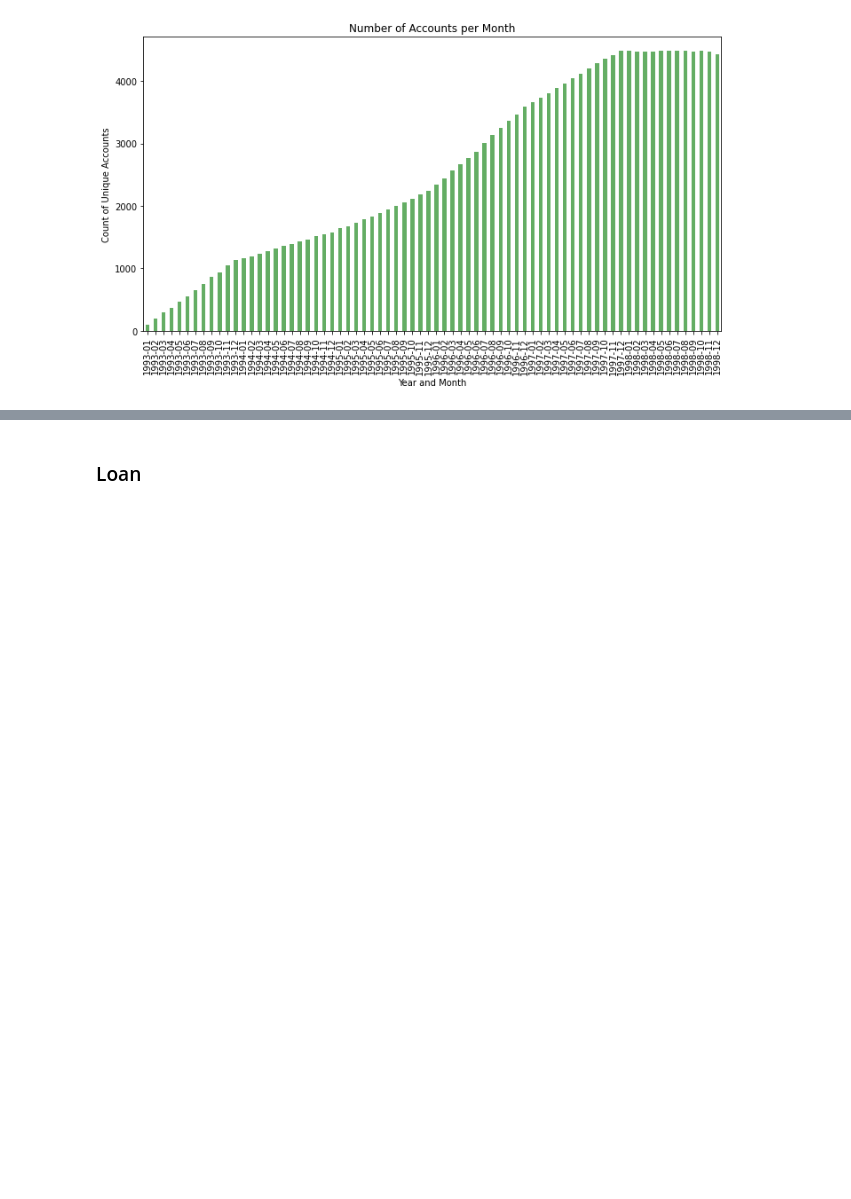
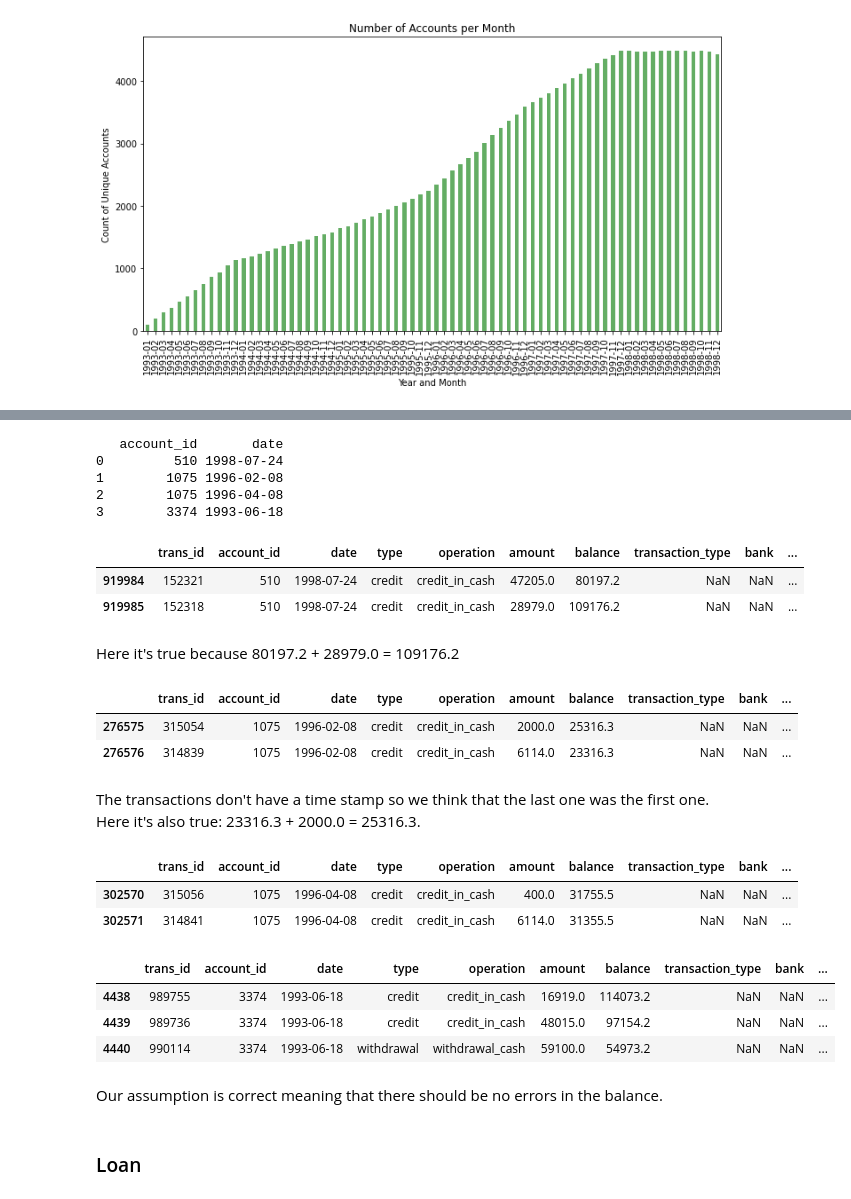
Before and after one commit to NikodemWojtczak/FHNW_AML, a Jupyter notebook: Niko_notebook.ipynb, the cells around one changed output, grey strips where cells are left out. Saved outputs shown, nothing was run; the diff lists cells and outputs as text; code cells hidden in the pictures; blank space fills up the shorter version.

```diff
--- a/Niko_notebook.ipynb
+++ b/Niko_notebook.ipynb
@@ -484,3 +492,65 @@ plt.show()
+# %%
+# Code for choosing 4 random clients
+np.random.seed(42)
+random_clients = np.random.choice(trans['account_id'].unique(), 10, replace=False)
+filtered_results = []
+
+for one_client in random_clients:
+    client_data = trans[(trans['account_id'] == one_client) & (trans['operation'] == 'credit_in_cash')]
+
+    if client_data.empty:
+        continue
+
+    date_counts = client_data.groupby('date').size()
+
+    valid_dates = date_counts[(date_counts >= 2) & (date_counts <= 4)].index
+
+    for valid_date in valid_dates:
+        filtered_results.append({'account_id': one_client, 'date': valid_date})
+
+list = pd.DataFrame(filtered_results)
+print(list)
+# %% [output]
+   account_id       date
+0         510 1998-07-24
+1        1075 1996-02-08
+2        1075 1996-04-08
+3        3374 1993-06-18
+# %%
+# Checking random client 1
+trans[(trans["date"] == "1998-07-24") & (trans["account_id"] == 510)]
+# %% [output]
+|  | trans_id | account_id | date | type | operation | amount | balance | transaction_type | bank | ... |
+| 919984 | 152321 | 510 | 1998-07-24 | credit | credit_in_cash | 47205.0 | 80197.2 | NaN | NaN | ... |
+| 919985 | 152318 | 510 | 1998-07-24 | credit | credit_in_cash | 28979.0 | 109176.2 | NaN | NaN | ... |
+# %% [markdown]
+Here it's true because 80197.2 + 28979.0 = 109176.2
+# %%
+# Checking random client 2
+trans[(trans["date"] == "1996-02-08") & (trans["account_id"] == 1075)]
+# %% [output]
+|  | trans_id | account_id | date | type | operation | amount | balance | transaction_type | bank | ... |
+| 276575 | 315054 | 1075 | 1996-02-08 | credit | credit_in_cash | 2000.0 | 25316.3 | NaN | NaN | ... |
+| 276576 | 314839 | 1075 | 1996-02-08 | credit | credit_in_cash | 6114.0 | 23316.3 | NaN | NaN | ... |
+# %% [markdown]
+The transactions don't have a time stamp so we think that the last one was the first one. Here it's also true: 23316.3 + 2000.0 = 25316.3.
+# %%
+# Checking random client 3
+trans[(trans["date"] == "1996-04-08") & (trans["account_id"] == 1075)]
+# %% [output]
+|  | trans_id | account_id | date | type | operation | amount | balance | transaction_type | bank | ... |
+| 302570 | 315056 | 1075 | 1996-04-08 | credit | credit_in_cash | 400.0 | 31755.5 | NaN | NaN | ... |
+| 302571 | 314841 | 1075 | 1996-04-08 | credit | credit_in_cash | 6114.0 | 31355.5 | NaN | NaN | ... |
+# %%
+# Checking random client 4
+trans[(trans["date"] == "1993-06-18") & (trans["account_id"] == 3374)]
+# %% [output]
+|  | trans_id | account_id | date | type | operation | amount | balance | transaction_type | bank | ... |
+| 4438 | 989755 | 3374 | 1993-06-18 | credit | credit_in_cash | 16919.0 | 114073.2 | NaN | NaN | ... |
+| 4439 | 989736 | 3374 | 1993-06-18 | credit | credit_in_cash | 48015.0 | 97154.2 | NaN | NaN | ... |
+| 4440 | 990114 | 3374 | 1993-06-18 | withdrawal | withdrawal_cash | 59100.0 | 54973.2 | NaN | NaN | ... |
+# %% [markdown]
+Our assumption is correct meaning that there should be no errors in the balance.
 # %% [markdown]
 ### Loan
 # %%
```
Also changed, not shown: parts of 29 cells of this notebook.
